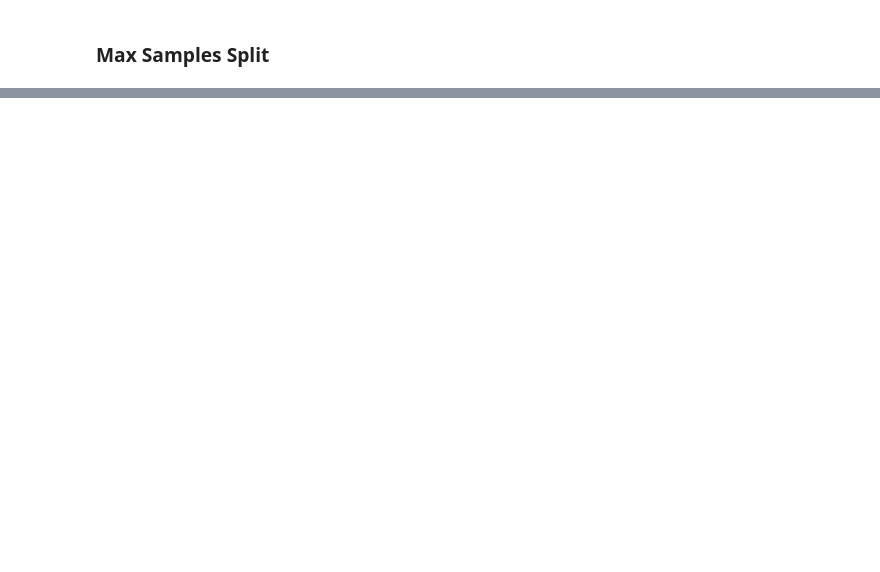
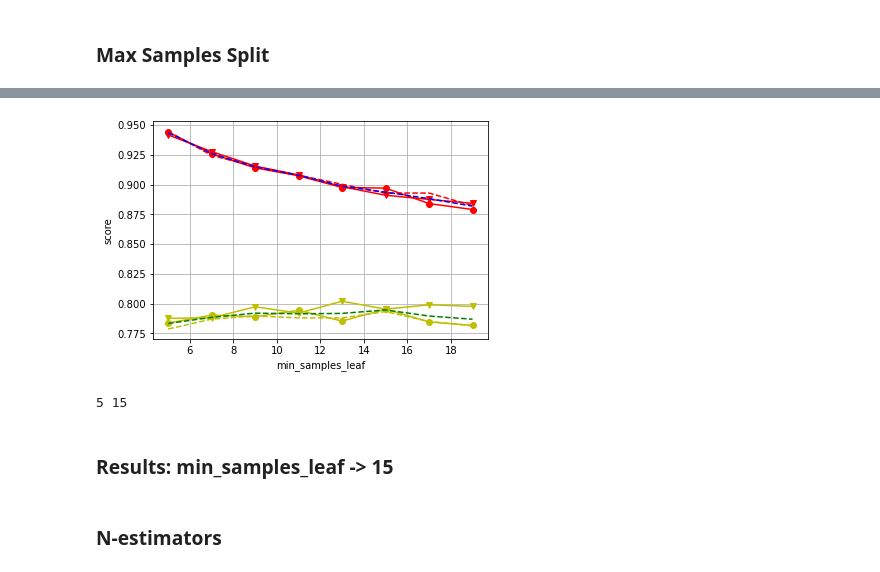
Before and after one commit to achieveordie/GenderClassification, a Jupyter notebook: new/mini_search.ipynb, the cells around one changed output, grey strips where cells are left out. Drawn from its saved outputs; the diff is of its cells as text; code cells hidden in the pictures; blank space fills up the shorter version.

```diff
--- a/new/mini_search.ipynb
+++ b/new/mini_search.ipynb
@@ -204,0 +244,11 @@ param_dict["max_samples_split"] = 530
+# %%
+param_dict["max_samples_split"] = 520
+# since we are changing the value, redefine GBC object
+gb_clf = GradientBoostingClassifier(learning_rate=param_dict["learning_rate"],
+                                    n_estimators=param_dict["n_estimators"],
+                                    max_features=param_dict["max_features"],
+                                    max_depth=param_dict["max_depth"],
+                                    min_samples_split=param_dict["min_samples_split"],
+                                    min_samples_leaf=param_dict["min_samples_leaf"],
+                                    verbose=1,
+                                    random_state=0)
@@ -204,0 +257,6 @@ param_dict["max_samples_split"] = 530
+# %%
+param_range = np.arange(5, 20, 2)
+param_name = 'min_samples_leaf'
+train_score, valid_score = validation_curve(gb_clf,
+                                            X, y, param_name,
+                                            param_range, n_jobs=-1, verbose=2)
@@ -204,0 +267,23 @@ param_dict["max_samples_split"] = 530
+# %%
+plt.plot(param_range, train_score[:, 0], 'r--',
+         param_range, valid_score[:, 0], 'y--',
+         param_range, train_score[:, 1], 'ro-',
+         param_range, valid_score[:, 1], 'yo-',
+         param_range, train_score[:, 2], 'rv-',
+         param_range, valid_score[:, 2], 'yv-',
+         param_range, np.average(train_score, axis=1), 'b--',
+         param_range, np.average(valid_score, axis=1), 'g--')
+plt.xlabel(param_name)
+plt.ylabel('score')
+plt.grid(True)
+# %% [output]
+[figure, added]
+# %%
+max_average_train = np.argmax(np.average(train_score, axis=1))
+max_average_valid = np.argmax(np.average(valid_score, axis=1))
+print(param_range[max_average_train],
+      param_range[max_average_valid])
+# %% [output]
+5 15
+# %% [markdown]
+### Results: min_samples_leaf -> 15
@@ -204,0 +301,2 @@ param_dict["max_samples_split"] = 530
+# %% [markdown]
+### N-estimators
```
Also changed, not shown: parts of 27 cells of this notebook.
